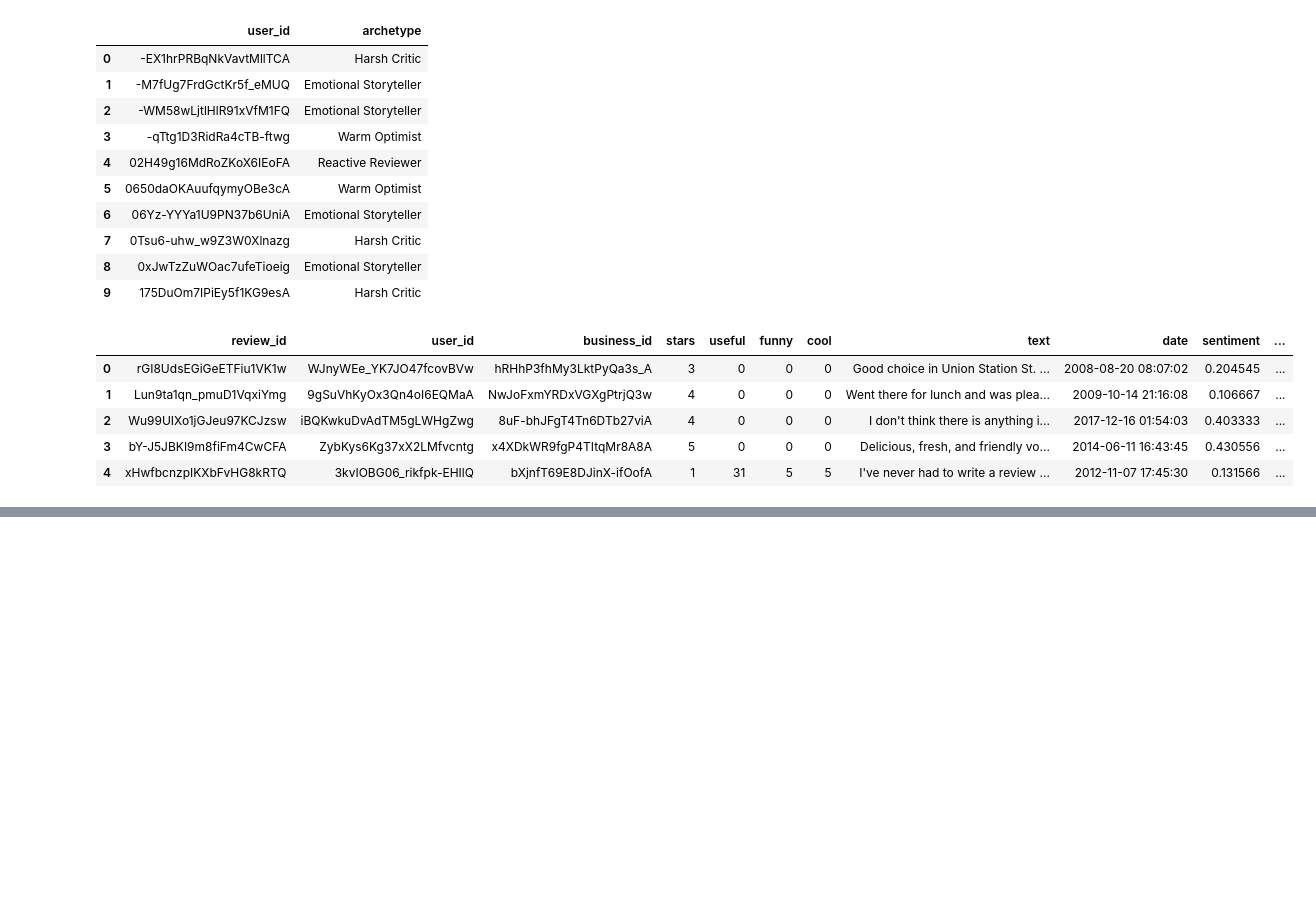
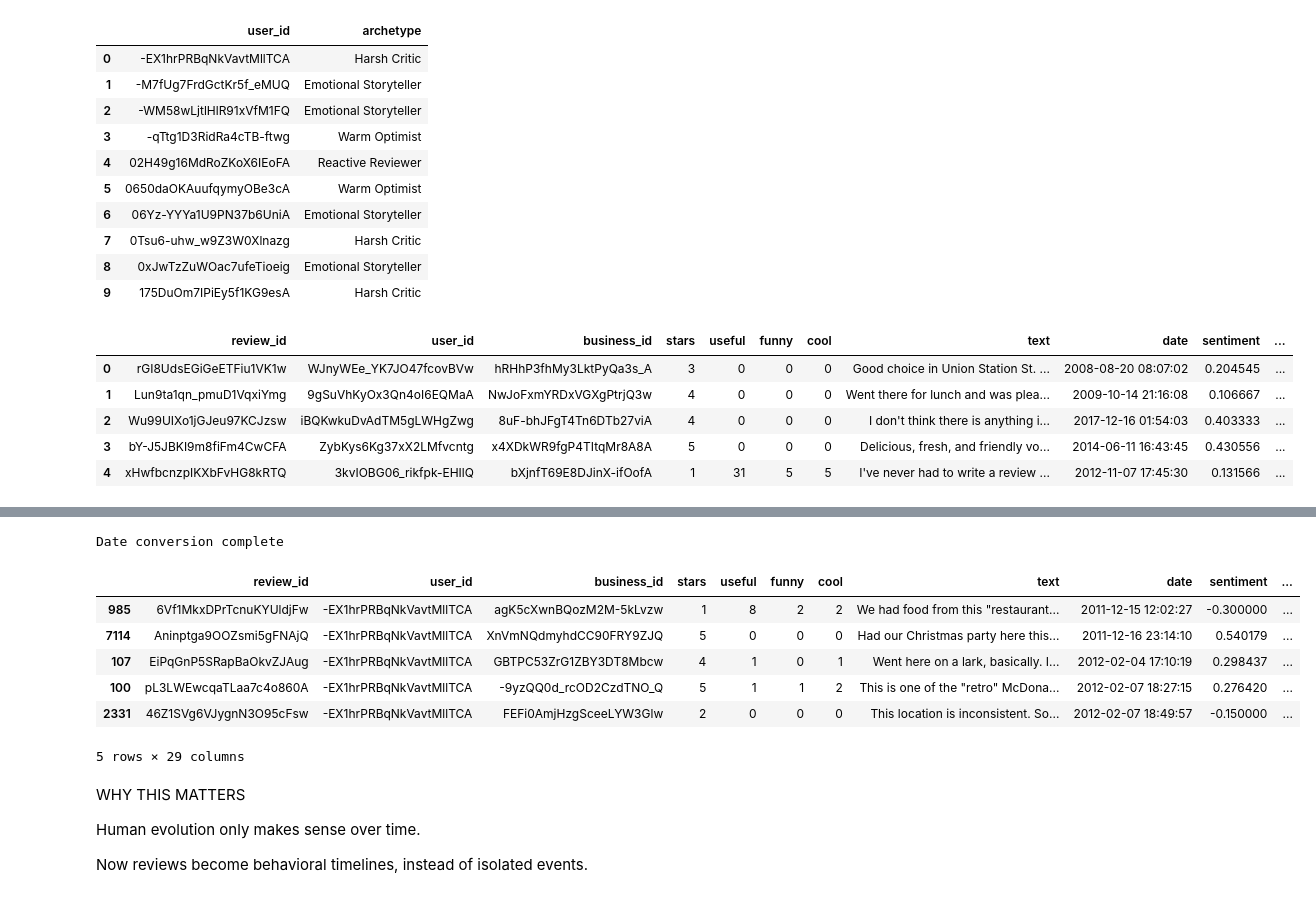
Before and after one commit to entia-lighthaus/project-agent, a Jupyter notebook: notebooks/01_yelp_exploration.ipynb, the cells around one changed output, grey strips where cells are left out. Cells and saved outputs as stored; diff of their text form; code cells hidden in the pictures; blank space fills up the shorter version.

```diff
--- a/notebooks/01_yelp_exploration.ipynb
+++ b/notebooks/01_yelp_exploration.ipynb
@@ -988,0 +1222,13 @@ curated_reviews.head()
+# %%
+# STEP 37 — MERGE VALUE FEATURES
+# Now each review contains inferred human values.
+# This will allow us to analyze the presence of different value-related themes in the reviews
+# and understand customer preferences in a more structured way, enabling us to identify patterns
+# and insights related to the values expressed in the reviews.
+
+curated_reviews = pd.concat(
+    [curated_reviews, value_df],
+    axis=1
+)
+
+curated_reviews.head()
@@ -988,0 +1337,36 @@ curated_reviews.head()
+# %%
+# STEP 41 — PREPARE TEMPORAL DATA
+# We first ensure dates are proper datetime objects.
+
+# Convert review dates to datetime
+
+curated_reviews["date"] = pd.to_datetime(
+    curated_reviews["date"]
+)
+
+print("Date conversion complete")
+# %% [output]
+Date conversion complete
+# %%
+# STEP 42 — SORT USER REVIEWS CHRONOLOGICALLY
+
+
+curated_reviews = curated_reviews.sort_values(
+    by=["user_id", "date"]
+)
+
+curated_reviews.head()
+# %% [output]
+|  | review_id | user_id | business_id | stars | useful | funny | cool | text | date | sentiment | ... |
+| 985 | 6Vf1MkxDPrTcnuKYUldjFw | -EX1hrPRBqNkVavtMllTCA | agK5cXwnBQozM2M-5kLvzw | 1 | 8 | 2 | 2 | We had food from this "restaurant... | 2011-12-15 12:02:27 | -0.300000 | ... |
+| 7114 | Aninptga9OOZsmi5gFNAjQ | -EX1hrPRBqNkVavtMllTCA | XnVmNQdmyhdCC90FRY9ZJQ | 5 | 0 | 0 | 0 | Had our Christmas party here this... | 2011-12-16 23:14:10 | 0.540179 | ... |
+| 107 | EiPqGnP5SRapBaOkvZJAug | -EX1hrPRBqNkVavtMllTCA | GBTPC53ZrG1ZBY3DT8Mbcw | 4 | 1 | 0 | 1 | Went here on a lark, basically. I... | 2012-02-04 17:10:19 | 0.298437 | ... |
+| 100 | pL3LWEwcqaTLaa7c4o860A | -EX1hrPRBqNkVavtMllTCA | -9yzQQ0d_rcOD2CzdTNO_Q | 5 | 1 | 1 | 2 | This is one of the "retro" McDona... | 2012-02-07 18:27:15 | 0.276420 | ... |
+| 2331 | 46Z1SVg6VJygnN3O95cFsw | -EX1hrPRBqNkVavtMllTCA | FEFi0AmjHzgSceeLYW3Glw | 2 | 0 | 0 | 0 | This location is inconsistent. So... | 2012-02-07 18:49:57 | -0.150000 | ... |
+5 rows × 29 columns
+# %% [markdown]
+WHY THIS MATTERS
+
+Human evolution only makes sense over time.
+
+Now reviews become behavioral timelines, instead of isolated events.
```
Also changed, not shown: parts of 41 cells of this notebook, 2 other files.
